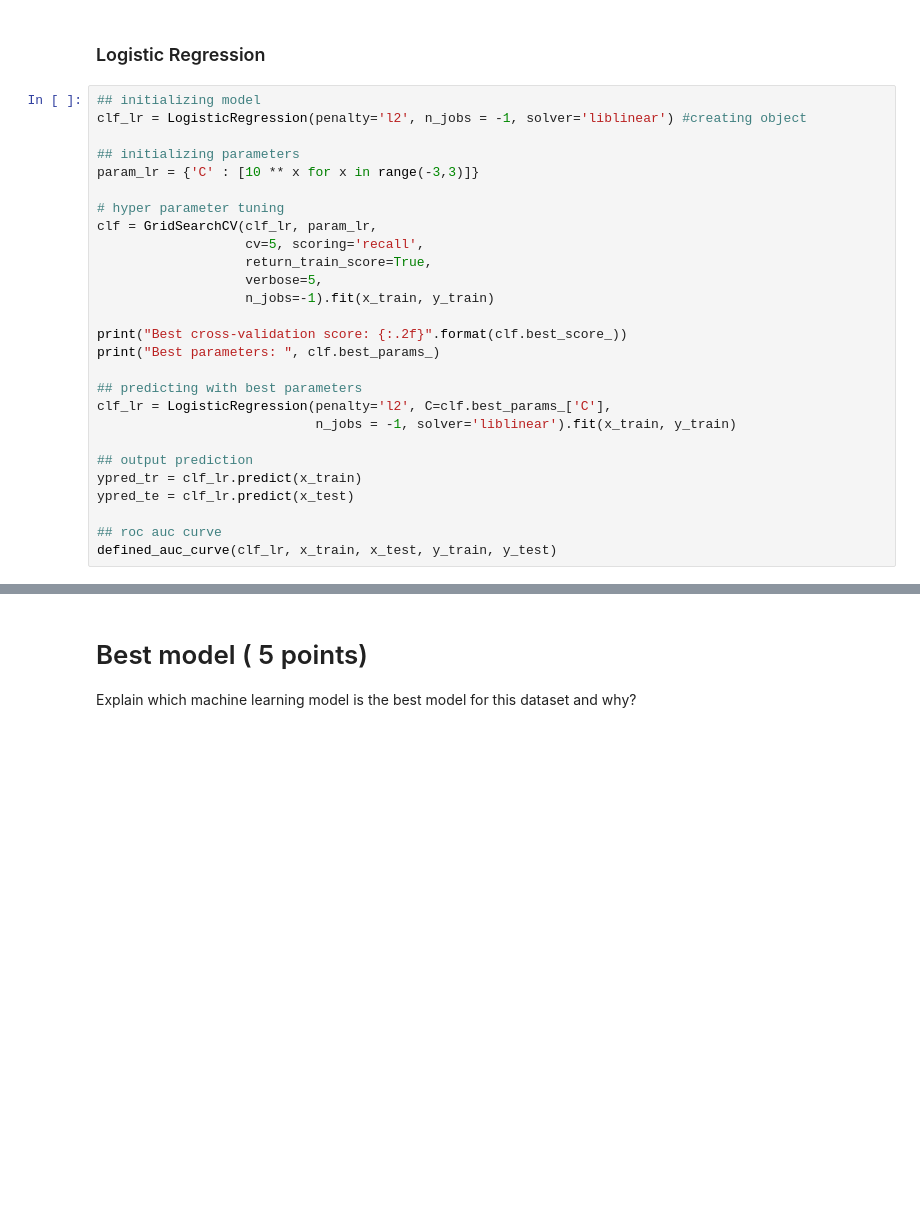
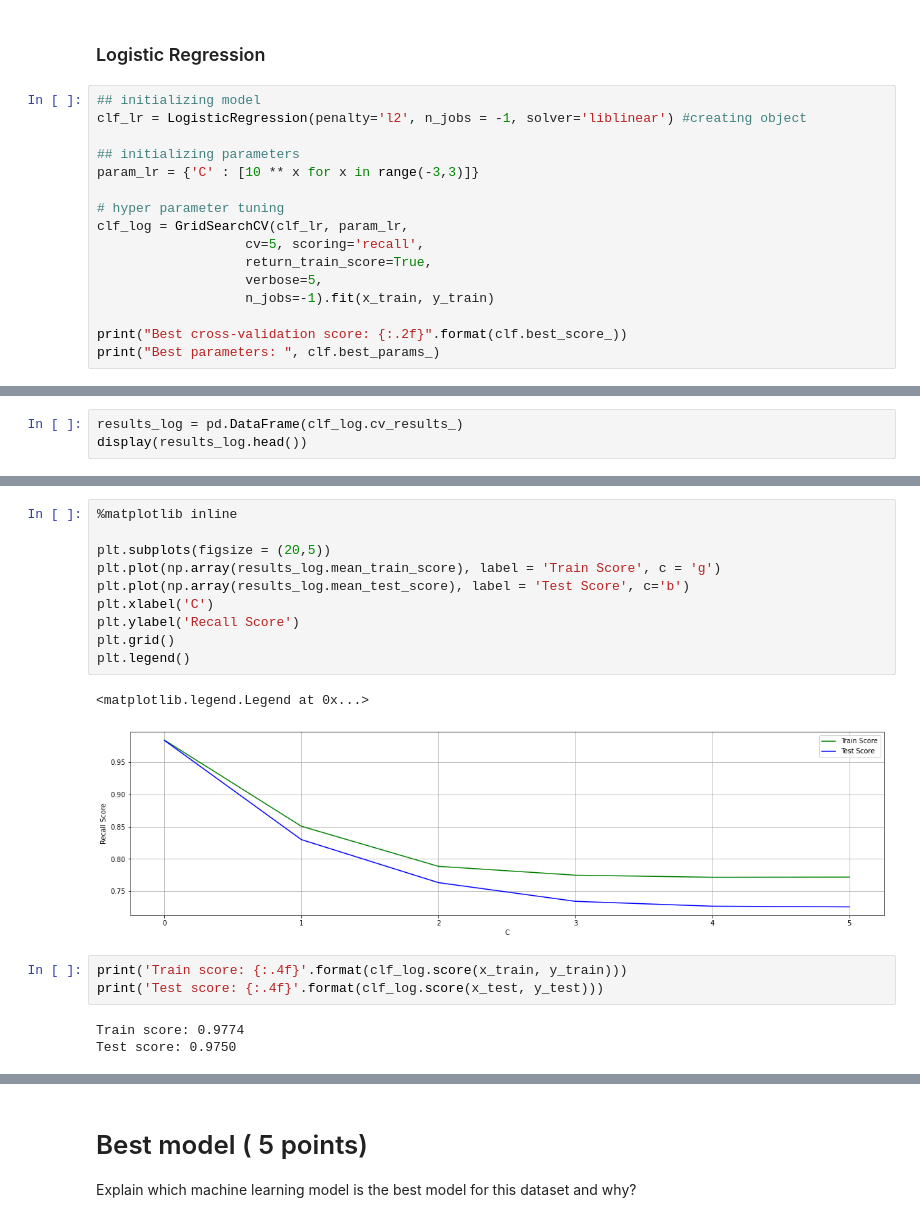
Before and after one commit to ddahiya16/Machine-Learning, a Jupyter notebook: Exam - Summer 2021.ipynb, the cells around one changed output, grey strips where cells are left out. Saved outputs shown, nothing was run; the diff lists cells and outputs as text; blank space fills up the shorter version.

```diff
--- a/Exam - Summer 2021.ipynb
+++ b/Exam - Summer 2021.ipynb
@@ -1844,7 +1844,7 @@ clf_lr = LogisticRegression(penalty='l2', n_jobs = -1, solver='liblinear') #crea
 param_lr = {'C' : [10 ** x for x in range(-3,3)]}
 
 # hyper parameter tuning
-clf = GridSearchCV(clf_lr, param_lr,
+clf_log = GridSearchCV(clf_lr, param_lr,
                    cv=5, scoring='recall',
                    return_train_score=True,
                    verbose=5,
@@ -1852,17 +1852,6 @@ clf = GridSearchCV(clf_lr, param_lr,
 
 print("Best cross-validation score: {:.2f}".format(clf.best_score_))
 print("Best parameters: ", clf.best_params_)
-
-## predicting with best parameters
-clf_lr = LogisticRegression(penalty='l2', C=clf.best_params_['C'],
-                            n_jobs = -1, solver='liblinear').fit(x_train, y_train)
-
-## output prediction
-ypred_tr = clf_lr.predict(x_train)
-ypred_te = clf_lr.predict(x_test)
-
-## roc auc curve
-defined_auc_curve(clf_lr, x_train, x_test, y_train, y_test)
 # %% [output]
 Fitting 5 folds for each of 6 candidates, totalling 30 fits
 [Parallel(n_jobs=-1)]: Using backend LokyBackend with 8 concurrent workers.
@@ -1874,0 +1863,3 @@ Best parameters:  {'C': 0.1}
+# %%
+results_log = pd.DataFrame(clf_log.cv_results_)
+display(results_log.head())
@@ -1874,0 +1874,19 @@ Best parameters:  {'C': 0.1}
+# %%
+%matplotlib inline
+
+plt.subplots(figsize = (20,5))
+plt.plot(np.array(results_log.mean_train_score), label = 'Train Score', c = 'g')
+plt.plot(np.array(results_log.mean_test_score), label = 'Test Score', c='b')
+plt.xlabel('C')
+plt.ylabel('Recall Score')
+plt.grid()
+plt.legend()
+# %% [output]
+<matplotlib.legend.Legend at 0x...>
+[figure, added]
+# %%
+print('Train score: {:.4f}'.format(clf_log.score(x_train, y_train)))
+print('Test score: {:.4f}'.format(clf_log.score(x_test, y_test)))
+# %% [output]
+Train score: 0.9774
+Test score: 0.9750
```
Also changed, not shown: parts of 5 cells of this notebook.
